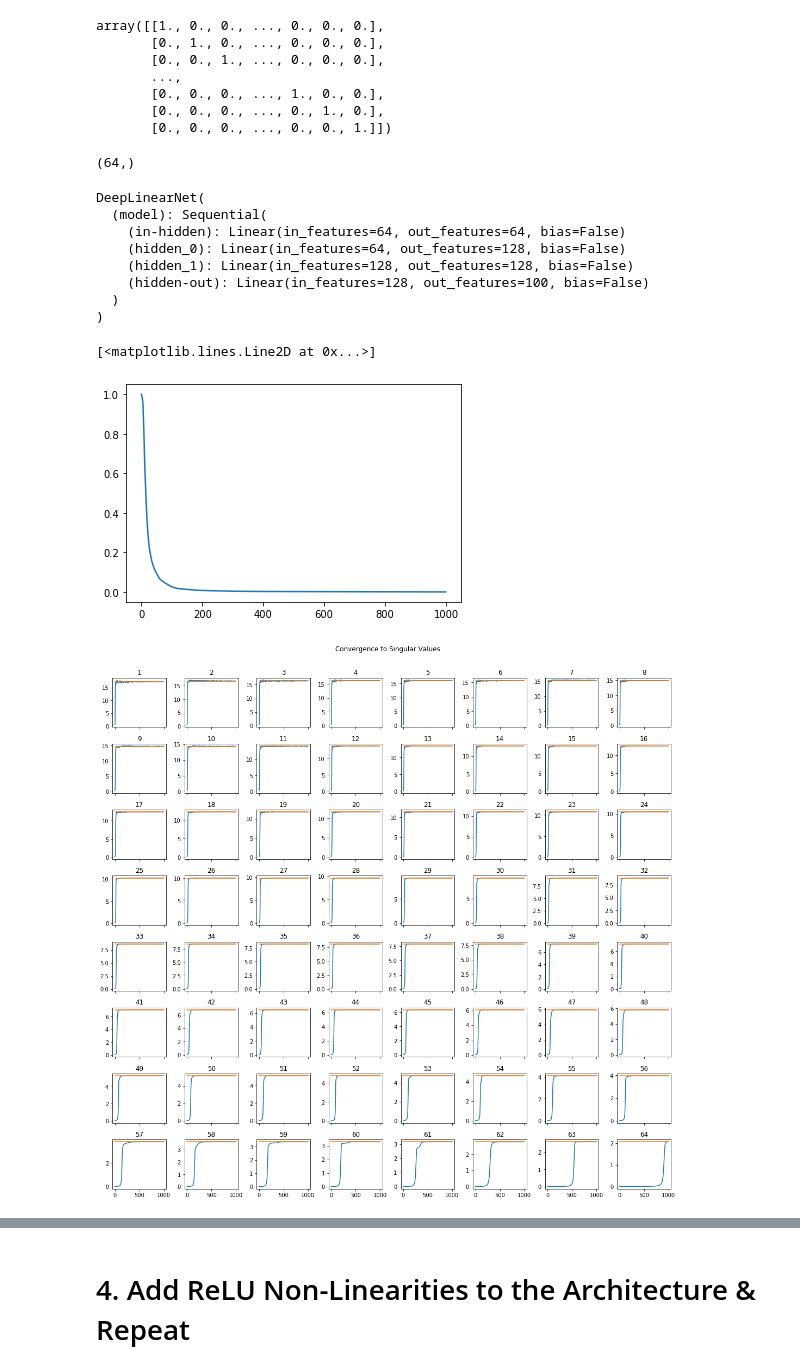
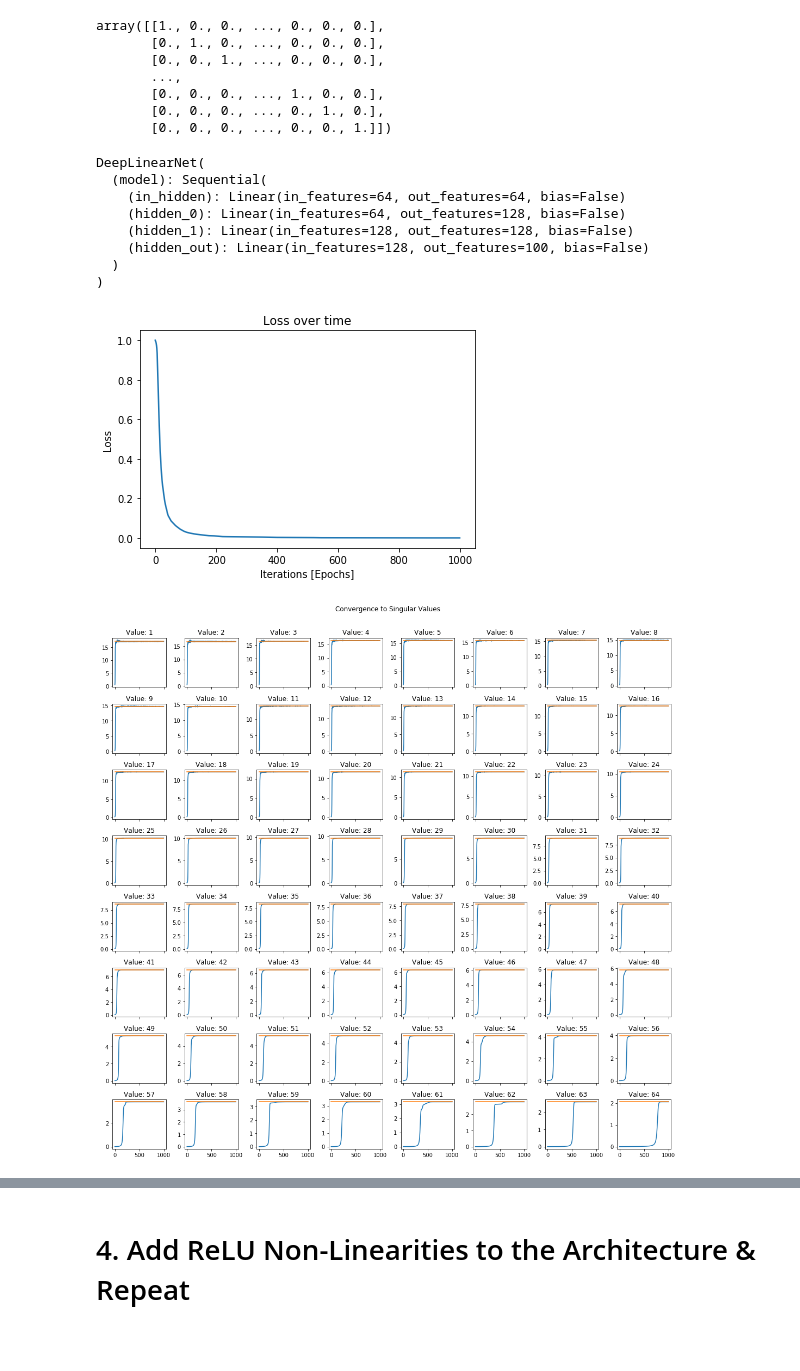
Before and after one commit to DorotheaMueller/mhbf, a Jupyter notebook: skeleton-comp-practical.ipynb, the cells around one changed output, grey strips where cells are left out. Saved outputs shown, nothing was run; the diff lists cells and outputs as text; code cells hidden in the pictures; blank space fills up the shorter version.

```diff
--- a/skeleton-comp-practical.ipynb
+++ b/skeleton-comp-practical.ipynb
@@ -302,21 +297,21 @@ Gradient Sum Input-Hidden Weights after backward pass: -0.11316220462322235
 # %%
 class DeepLinearNet(nn.Module):
     """
-    Deep Network in PyTorch - Single Hidden Layer with ReLU activation
-    Inputs: Input Array Dimensions, Output Array Dimensions
+    Create deep network with array hidden units. No ReLU activations.
     """
     def __init__(self, input_dim=64, output_dim=100, hidden_units=[64]):
         super(DeepLinearNet, self).__init__()
-        # Define a dictionary that collects the different layers
-        # Afterwards, this dictionary provides the input to the nn.Sequential model
         layers = OrderedDict()
-        layers["in-hidden"] = nn.Linear(input_dim, hidden_units[0], bias=False)
 
+        layers["in_hidden"] = nn.Linear(input_dim, hidden_units[0], bias=False)
+
+        # Create hidden layers, depth provided by length of hidden_units.
         all_tuples = [(x, y) for x, y in zip(hidden_units, hidden_units[1:])]
         for i, (in_, out_) in enumerate(all_tuples):
             layers["hidden_" + str(i)] = nn.Linear(in_, out_, bias = False)
 
-        layers["hidden-out"] = nn.Linear(hidden_units[-1], output_dim, bias=False)
+        layers["hidden_out"] = nn.Linear(hidden_units[-1], output_dim, bias=False)
+
         self.model = nn.Sequential(layers)
 
     def forward(self, input_array):
@@ -417,12 +412,8 @@ array([[1., 0., 0., ..., 0., 0., 0.],
        [0., 0., 0., ..., 1., 0., 0.],
        [0., 0., 0., ..., 0., 1., 0.],
        [0., 0., 0., ..., 0., 0., 1.]])
-# %%
-s.shape
-# %% [output]
-(64,)
 # %%
-# Create the network instance, define the learning rate, optimizer & loss
+# Create the network instance, define the learning rate, optimizer & loss.
 input_dim, output_dim = features.shape[1], targets.shape[1]
 hidden_units = [64, 128, 128]
 d = DeepLinearNet(input_dim, output_dim, hidden_units)
@@ -430,10 +421,10 @@ d
 # %% [output]
 DeepLinearNet(
   (model): Sequential(
-    (in-hidden): Linear(in_features=64, out_features=64, bias=False)
+    (in_hidden): Linear(in_features=64, out_features=64, bias=False)
     (hidden_0): Linear(in_features=64, out_features=128, bias=False)
     (hidden_1): Linear(in_features=128, out_features=128, bias=False)
-    (hidden-out): Linear(in_features=128, out_features=100, bias=False)
+    (hidden_out): Linear(in_features=128, out_features=100, bias=False)
   )
 )
 # %%
@@ -446,20 +437,24 @@ loss_log, singular_vals = linear_net_learning(d, mse_loss, SDG_optimizer, num_ep
 # %%
 # Reassuring that the network trains...
 plt.plot(loss_log)
+plt.ylabel("Loss")
+plt.xlabel("Iterations [Epochs]")
+plt.title("Loss over time");
 # %% [output]
-[<matplotlib.lines.Line2D at 0x...>]
-[figure, old version]
+[figure, new version]
 # %%
 fig, axs = plt.subplots(8, 8, figsize = (15, 15), sharex = True)
 
 for i, ax in enumerate(axs.ravel()):
     ax.plot(singular_vals[:, i])
-    ax.set_title(f"{i+1}")
+    ax.set_title(f"Value: {i+1}")
 
     seq_len = len(singular_vals[:, i])
     ax.plot(s[i].repeat(seq_len))
 
+plt.plot()
+
 plt.suptitle("Convergence to Singular Values");
 fig.tight_layout(rect=[0, 0.03, 1, 0.95]);
 # %% [output]
-[figure, old version]
+[figure, new version]
```
Also changed, not shown: parts of 17 cells of this notebook.
